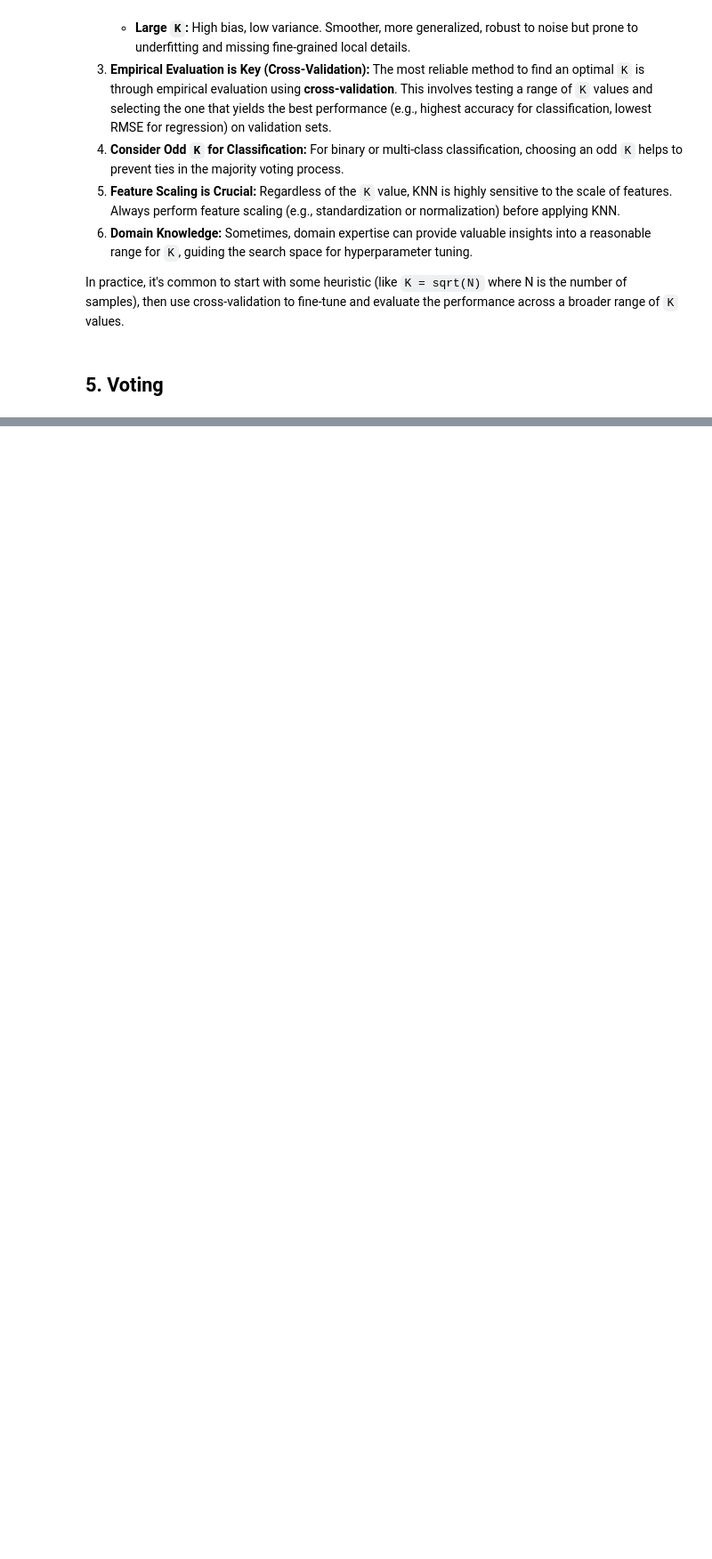
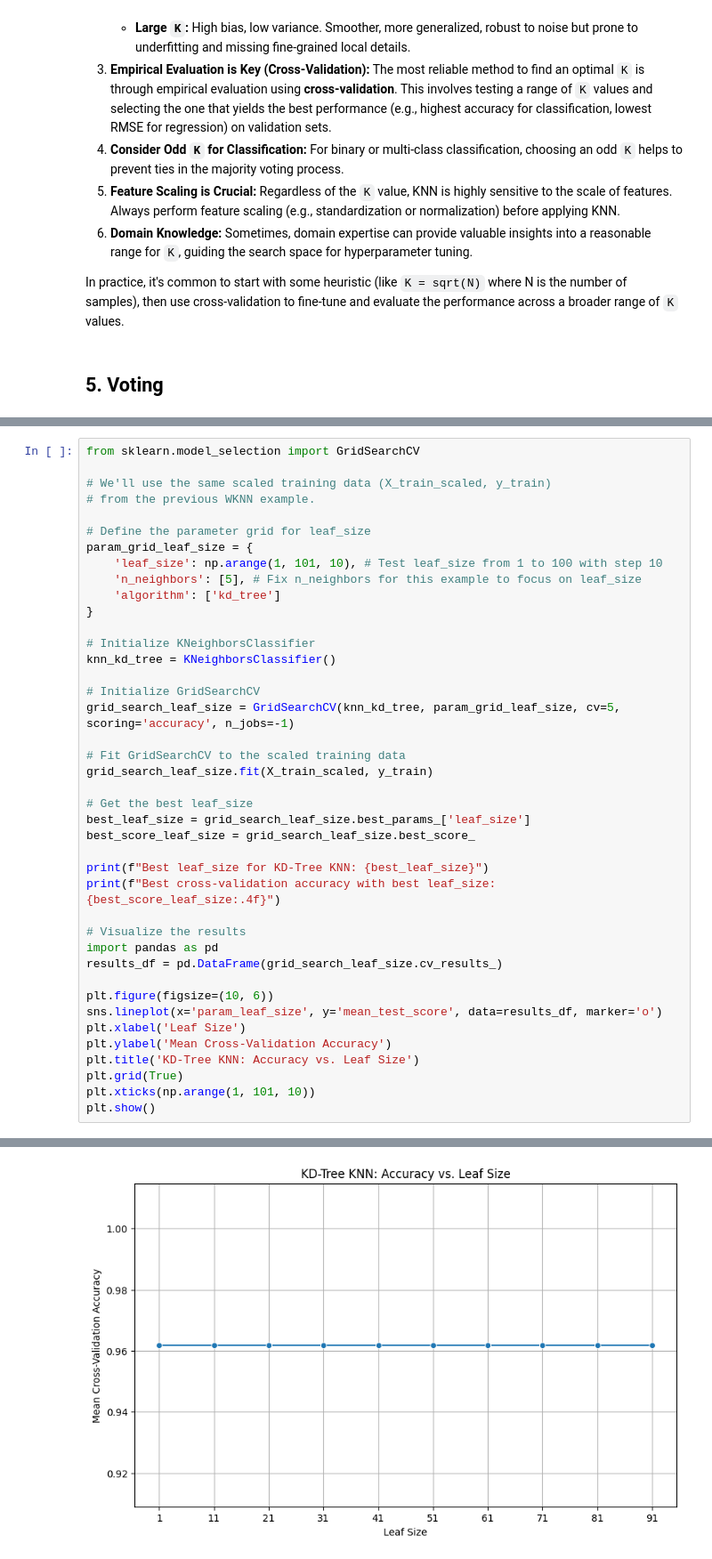
Before and after one commit to rsys-adsingh/Machine-Learning, a Jupyter notebook: study/Chapter_10.ipynb, the cells around one changed output, grey strips where cells are left out. Shown at 89% size. Drawn from its saved outputs; the diff is of its cells as text; blank space fills up the shorter version.

```diff
--- a/study/Chapter_10.ipynb
+++ b/study/Chapter_10.ipynb
@@ -2094,0 +3400,42 @@ In practice, it's common to start with some heuristic (like `K = sqrt(N)` where
+# %%
+from sklearn.model_selection import GridSearchCV
+
+# We'll use the same scaled training data (X_train_scaled, y_train)
+# from the previous WKNN example.
+
+# Define the parameter grid for leaf_size
+param_grid_leaf_size = {
+    'leaf_size': np.arange(1, 101, 10), # Test leaf_size from 1 to 100 with step 10
+    'n_neighbors': [5], # Fix n_neighbors for this example to focus on leaf_size
+    'algorithm': ['kd_tree']
+}
+
+# Initialize KNeighborsClassifier
+knn_kd_tree = KNeighborsClassifier()
+
+# Initialize GridSearchCV
+grid_search_leaf_size = GridSearchCV(knn_kd_tree, param_grid_leaf_size, cv=5, scoring='accuracy', n_jobs=-1)
+
+# Fit GridSearchCV to the scaled training data
+grid_search_leaf_size.fit(X_train_scaled, y_train)
+
+# Get the best leaf_size
+best_leaf_size = grid_search_leaf_size.best_params_['leaf_size']
+best_score_leaf_size = grid_search_leaf_size.best_score_
+
+print(f"Best leaf_size for KD-Tree KNN: {best_leaf_size}")
+print(f"Best cross-validation accuracy with best leaf_size: {best_score_leaf_size:.4f}")
+
+# Visualize the results
+import pandas as pd
+results_df = pd.DataFrame(grid_search_leaf_size.cv_results_)
+
+plt.figure(figsize=(10, 6))
+sns.lineplot(x='param_leaf_size', y='mean_test_score', data=results_df, marker='o')
+plt.xlabel('Leaf Size')
+plt.ylabel('Mean Cross-Validation Accuracy')
+plt.title('KD-Tree KNN: Accuracy vs. Leaf Size')
+plt.grid(True)
+plt.xticks(np.arange(1, 101, 10))
+plt.show()
+# %% [output]
@@ -2094,0 +3444 @@ In practice, it's common to start with some heuristic (like `K = sqrt(N)` where
+[figure, added]
```
Also changed, not shown: parts of 84 cells of this notebook.
